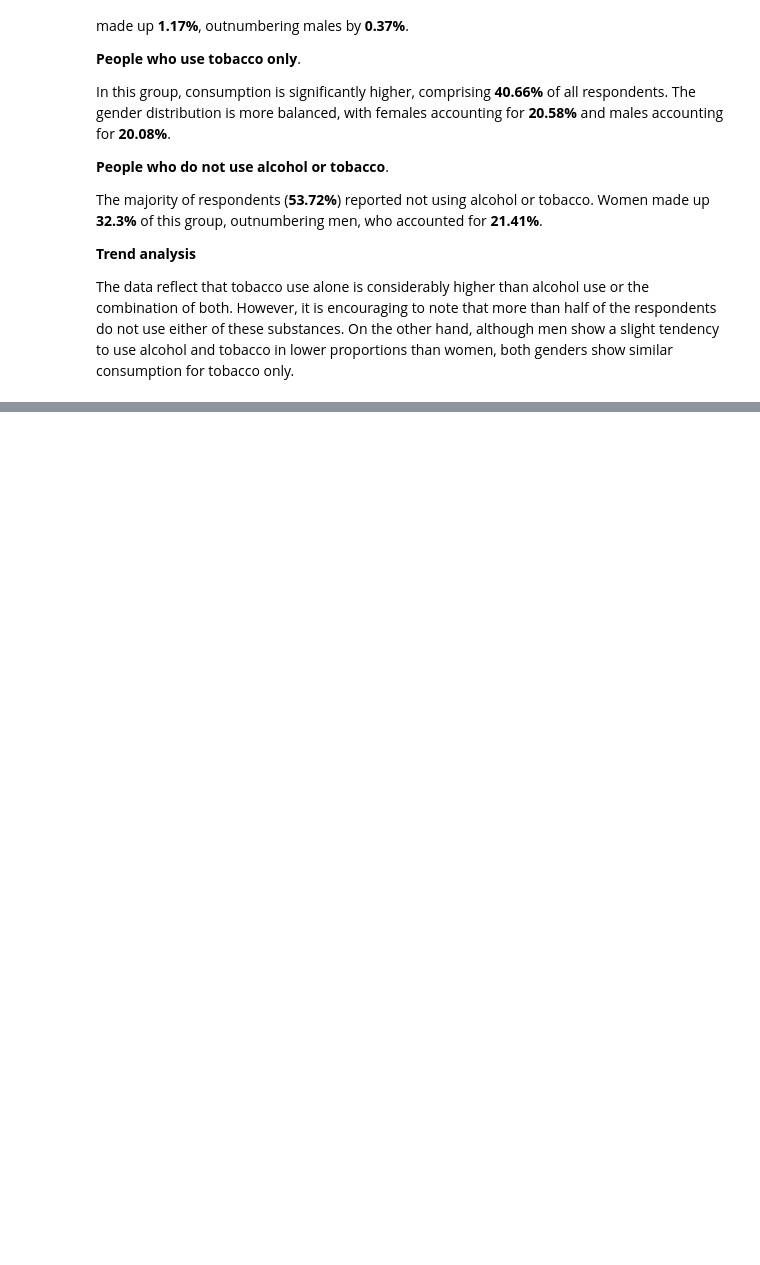
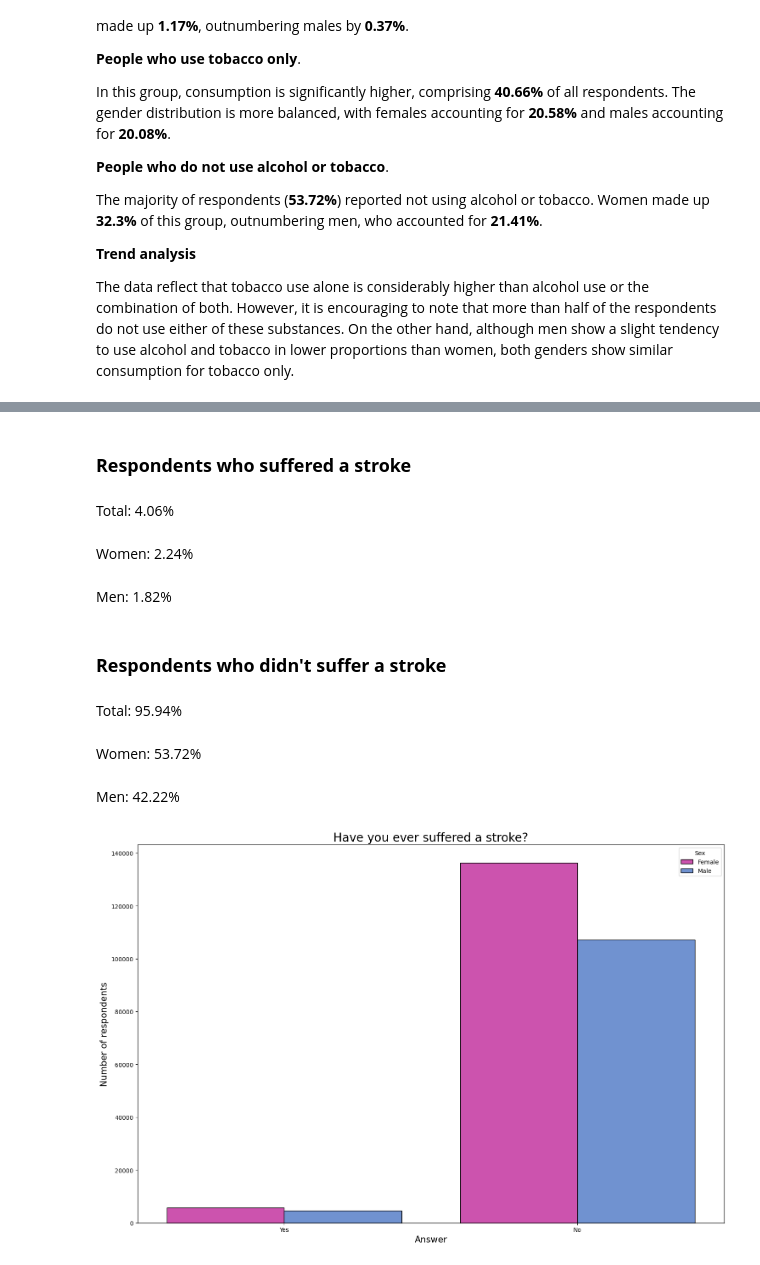
Before and after one commit to jeremias-mena/medpredictor-ML, a Jupyter notebook: medpredictor/notebooks/03-exploratory-data-analysis.ipynb, the cells around one changed output, grey strips where cells are left out. Drawn from its saved outputs; the diff is of its cells as text; code cells hidden in the pictures; blank space fills up the shorter version.

```diff
--- a/medpredictor/notebooks/03-exploratory-data-analysis.ipynb
+++ b/medpredictor/notebooks/03-exploratory-data-analysis.ipynb
@@ -565,0 +773,39 @@ The data reflect that tobacco use alone is considerably higher than alcohol use
+# %%
+values_stroke_order = ['Yes', 'No']
+values_sex_order = ['Female', 'Male']
+titles = ["Respondents who suffered a stroke",
+          "Respondents who didn't suffer a stroke"]
+
+f, m = sex_metrics(df, 'Sex', 'Stroke', values_sex_order, values_stroke_order)
+
+for title, value in zip(titles, values_stroke_order):
+    display(Markdown(f"### **{title}**"))
+    show_metric("Total", round(f[value] + m[value], 2))
+    show_metric("Women", f[value])
+    show_metric("Men", m[value])
+
+group = df.groupby(['Sex', 'Stroke']).size().reset_index(name='count')
+
+g_title = "Have you ever suffered a stroke?"
+x_label = "Answer"
+y_label = "Number of respondents"
+dict_colors = {'Female':'#E03FB8',
+               'Male': '#608DE0'}
+colors = list(dict_colors.values())
+
+graph_diabetes = Graph(graph_title=g_title,
+                       xlabel_name=x_label,
+                       ylabel_name=y_label,
+                       colors=colors)
+
+graph_diabetes.bar_plot_sns(x='Stroke', y='count', data=group, hue='Sex', hue_order=values_sex_order, order=values_stroke_order, legend=True)
+# %% [output]
+### **Respondents who suffered a stroke**
+Total: 4.06%
+Women: 2.24%
+Men: 1.82%
+### **Respondents who didn't suffer a stroke**
+Total: 95.94%
+Women: 53.72%
+Men: 42.22%
+[figure, added]
```
Also changed, not shown: parts of 30 cells of this notebook.
